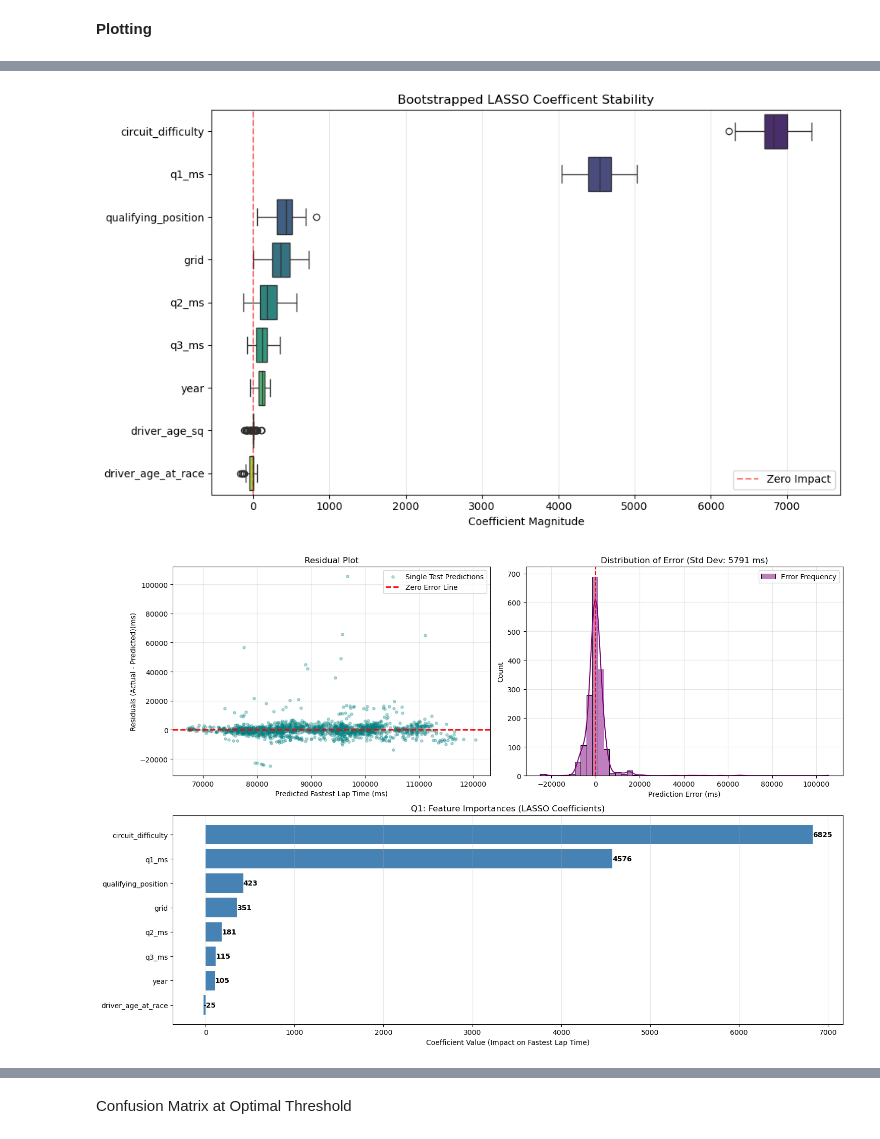
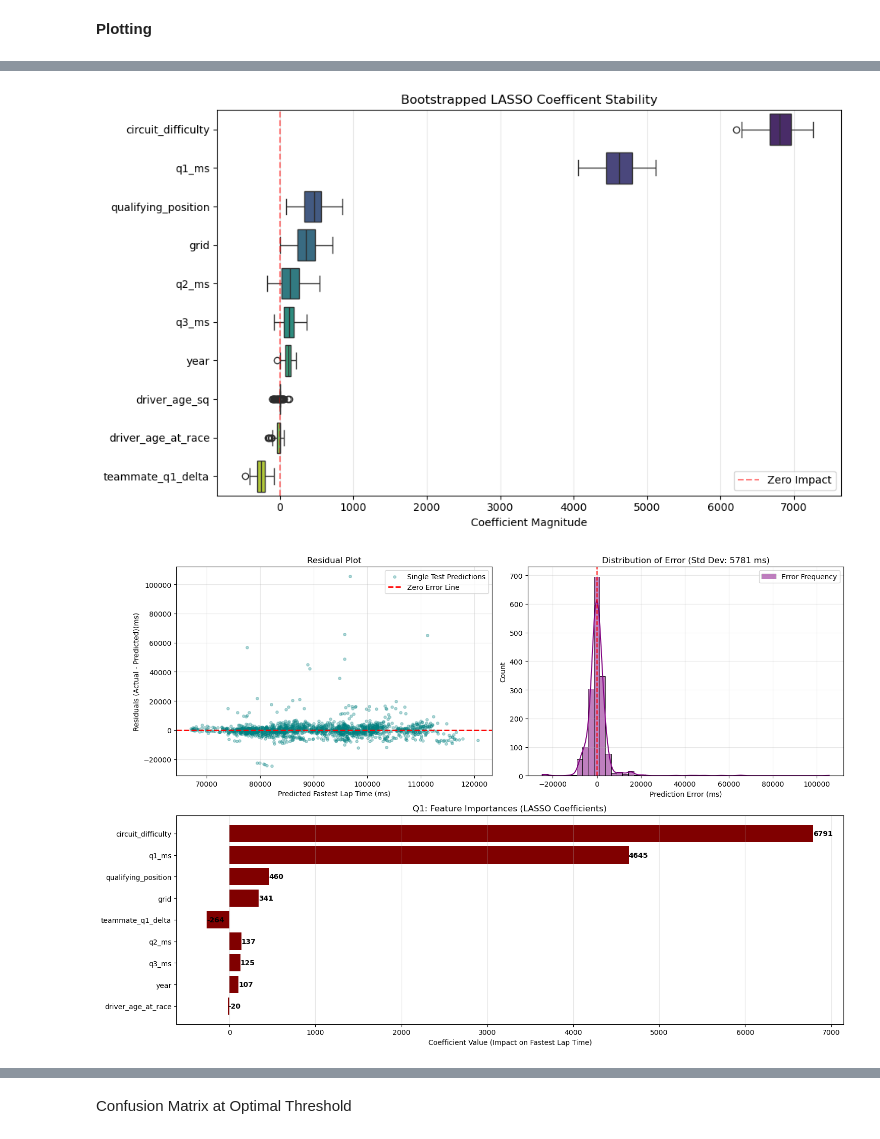
Before and after one commit to shehzanwar/DMSL7406, a Jupyter notebook: Project/f1_proj.ipynb, the cells around one changed output, grey strips where cells are left out. Saved outputs shown, nothing was run; the diff lists cells and outputs as text; code cells hidden in the pictures.

Commit message:
engineered 'teammate_q1_delta'

```diff
--- a/Project/f1_proj.ipynb
+++ b/Project/f1_proj.ipynb
@@ -68,7 +69,8 @@ df_results['grid'] = pd.to_numeric(df_results['grid'], errors='coerce')
 df_quali = f1_dfs['qualifying'].copy()
 for col in ['q1', 'q2', 'q3']:
     df_quali[f'{col}_ms'] = df_quali[col].apply(time_to_ms)
-df_quali_short = df_quali[['raceId', 'driverId', 'constructorId', 'position', 'q1_ms', 'q2_ms', 'q3_ms']].rename(columns={'position': 'qualifying_position'})
+df_quali_short = df_quali[['raceId', 'driverId', 'constructorId', 'position', 'q1_ms', 'q2_ms',
+                           'q3_ms']].rename(columns={'position': 'qualifying_position'})
 
 # Clean 'races' & 'drivers' (Context)
 df_races = f1_dfs['races'].copy()
@@ -105,6 +107,11 @@ Master DataFrame created.
 # %%
+# Feature Engineering Teammate Delta
+constructor_means = master_f1.groupby(['year', 'raceId', 'constructorId'])['q1_ms'].transform('mean')
+master_f1['teammate_q1_delta'] = master_f1['q1_ms'] - constructor_means
+
 # Selecting only pre-race predictors
-X_cols = ['year', 'circuitId', 'grid', 'qualifying_position', 'q1_ms', 'q2_ms', 'q3_ms', 'driver_age_at_race', 'driver_age_sq']
+X_cols = ['year', 'circuitId', 'grid', 'qualifying_position', 'q1_ms', 'q2_ms', 'q3_ms',
+          'driver_age_at_race', 'driver_age_sq', 'teammate_q1_delta']
 X = master_f1[X_cols].copy()
 y1 = master_f1['fastestLapTime_ms']
 y_position = master_f1['positionOrder']
@@ -477,7 +481,7 @@ plt.tight_layout()
 plt.legend()
 plt.show()
 # %% [output]
-[figure, old version]
+[figure, new version]
 # %%
 y1_pred = lasso_model.predict(X_test_scaled)
 residuals = y1_test - y1_pred
@@ -498,35 +502,35 @@ plt.grid(True, alpha=0.3)
 # Error Distribution
 plt.subplot(2, 2, 2)
 sns.histplot(residuals, kde=True, color='purple', bins=50, label='Error Frequency')
 plt.xlabel('Prediction Error (ms)')
 plt.title(f'Distribution of Error (Std Dev: {np.std(residuals):.0f} ms)')
 plt.axvline(x=0, color='red', linestyle='--')
 plt.legend()
 plt.grid(True, alpha=0.3)
 
 # LASSO Coefficients (Feature Importance)
 nonzero_coefs = coefs[coefs['AbsCoef'] > 0].sort_values(by='AbsCoef', ascending=True)
 plt.subplot(2, 1, 2)
-bars = plt.barh(nonzero_coefs['Feature'], nonzero_coefs['Coef'], color='steelblue', label='LASSO Coefficient')
+bars = plt.barh(nonzero_coefs['Feature'], nonzero_coefs['Coef'], color='maroon', label='LASSO Coefficient')
 for bar in bars:
     width = bar.get_width()
     plt.text(
         width,
         bar.get_y() + bar.get_height() / 2,
         f'{int(width)}',
         va='center',
         ha='left',
         fontsize=10,
         color='black',
         fontweight='bold'
     )
 plt.title("Q1: Feature Importances (LASSO Coefficients)")
 plt.xlabel('Coefficient Value (Impact on Fastest Lap Time)')
 plt.grid(axis='x', alpha=0.3)
 plt.tight_layout()
 plt.show()
 # %% [output]
-[figure, old version]
+[figure, new version]
 # %%
 # Partial Dependence Plot to show non-linearity of 'driver_age_at_race'
 fig, ax = plt.subplots(figsize=(8, 6))
```
Also changed, not shown: parts of 21 cells of this notebook.
